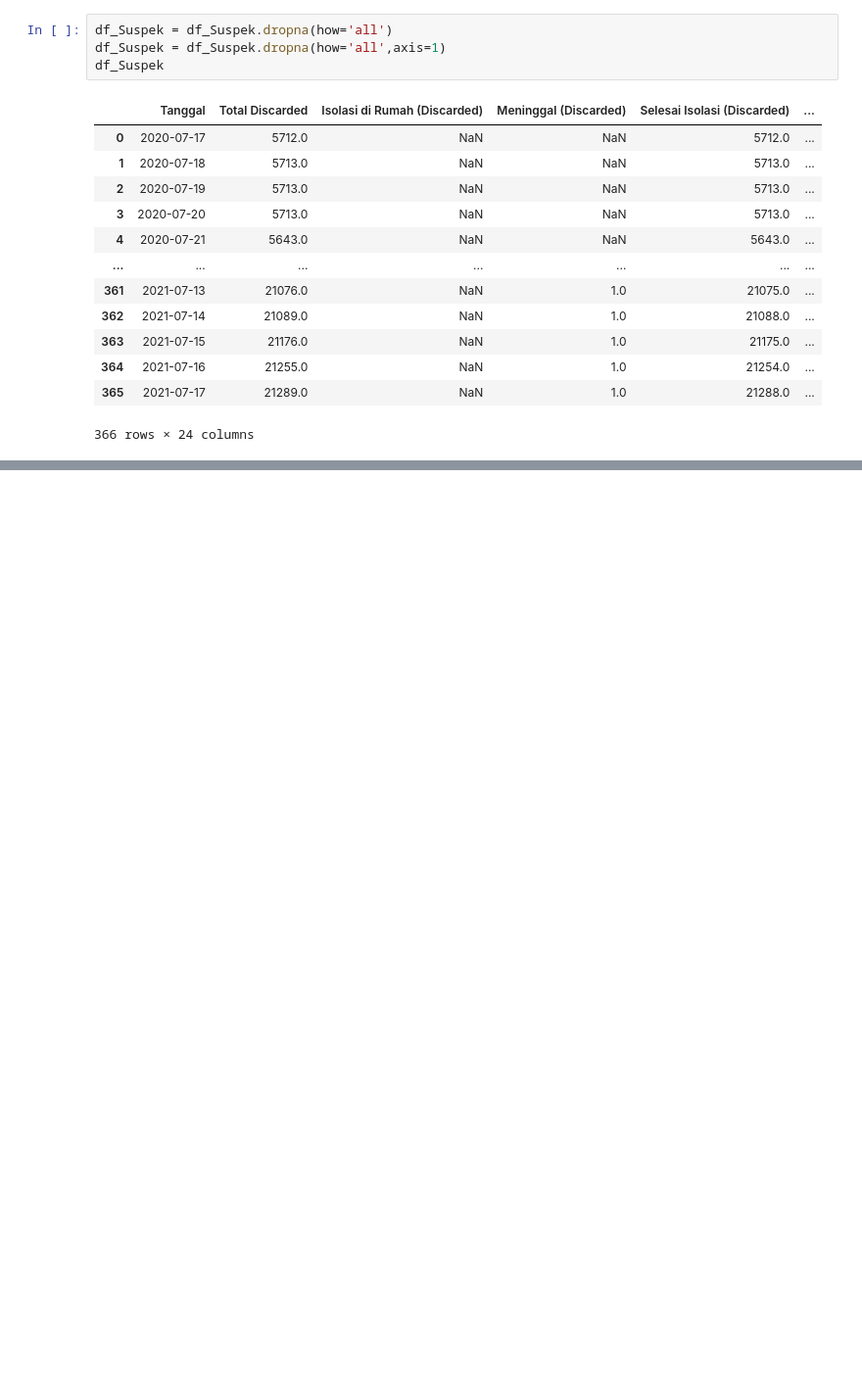
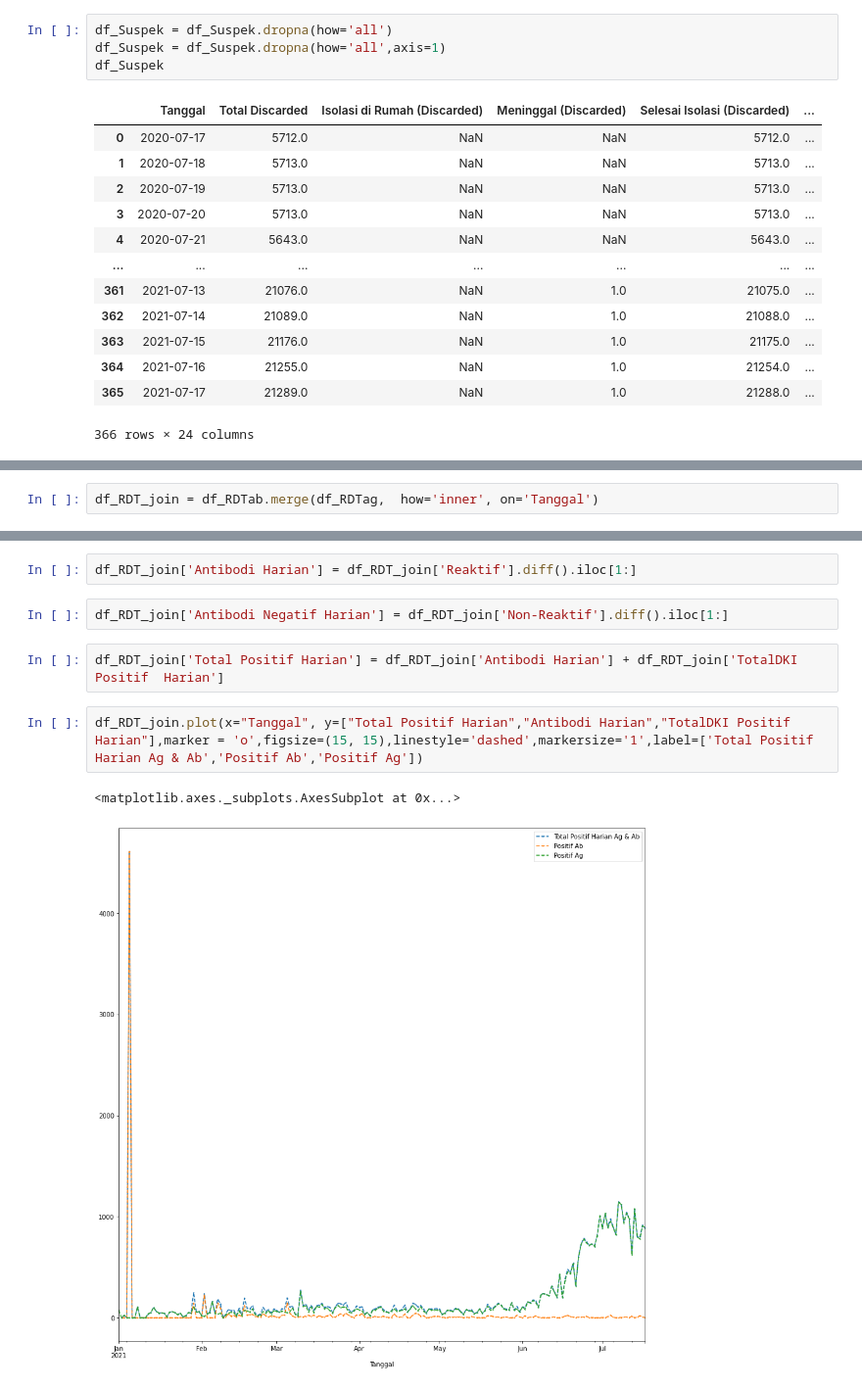
Before and after one commit to StevenTannn/Compfest-DS-Covid, a Jupyter notebook: notebook.ipynb, the cells around one changed output, grey strips where cells are left out. Shown at 98% size. Cells and saved outputs as stored; diff of their text form; blank space fills up the shorter version.

```diff
--- a/notebook.ipynb
+++ b/notebook.ipynb
@@ -526,0 +564,2 @@ df_Suspek
+# %%
+df_RDT_join = df_RDTab.merge(df_RDTag,  how='inner', on='Tanggal')
@@ -526,0 +582,11 @@ df_Suspek
+# %%
+df_RDT_join['Antibodi Harian'] = df_RDT_join['Reaktif'].diff().iloc[1:]
+# %%
+df_RDT_join['Antibodi Negatif Harian'] = df_RDT_join['Non-Reaktif'].diff().iloc[1:]
+# %%
+df_RDT_join['Total Positif Harian'] = df_RDT_join['Antibodi Harian'] + df_RDT_join['TotalDKI Positif  Harian']
+# %%
+df_RDT_join.plot(x="Tanggal", y=["Total Positif Harian","Antibodi Harian","TotalDKI Positif  Harian"],marker = 'o',figsize=(15, 15),linestyle='dashed',markersize='1',label=['Total Positif Harian Ag & Ab','Positif Ab','Positif Ag'])
+# %% [output]
+<matplotlib.axes._subplots.AxesSubplot at 0x...>
+[figure, added]
```
Also changed, not shown: parts of 14 cells of this notebook.
